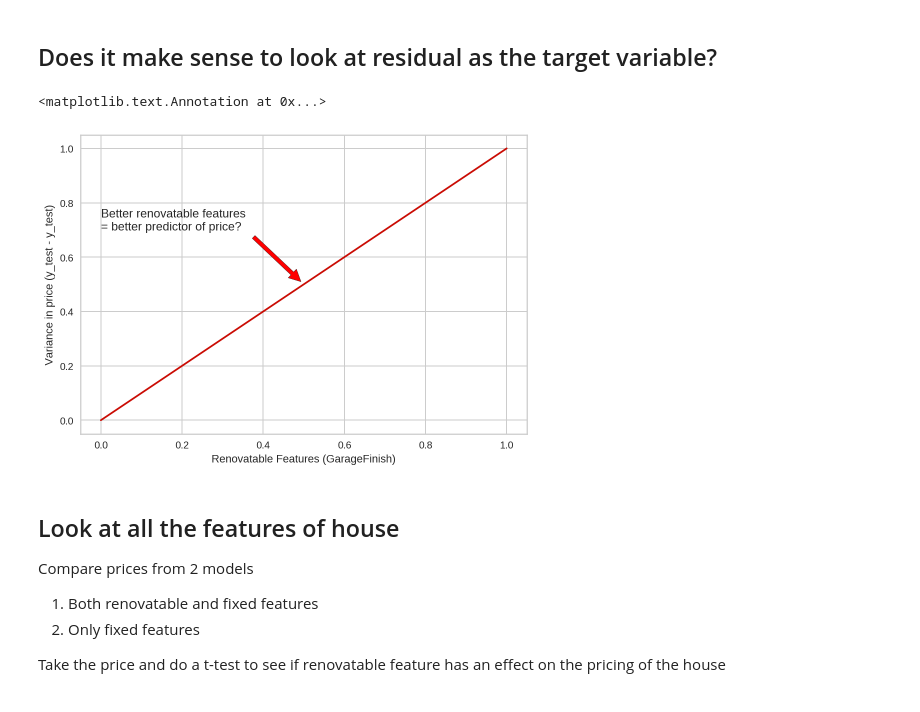
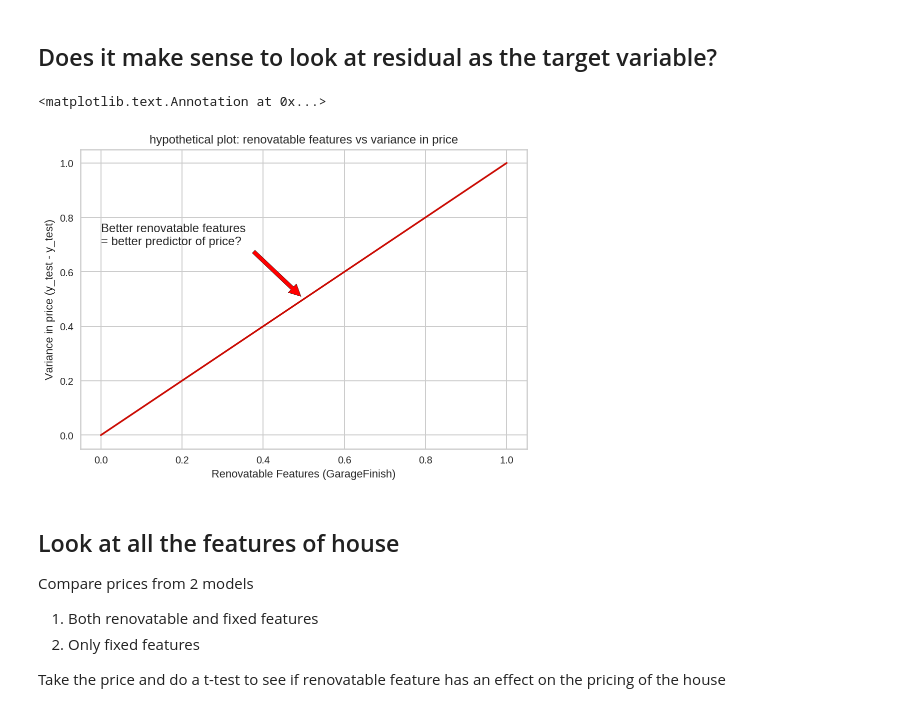
Before and after one commit to onesixzerotwo/onesixzerotwo.github.io, a Jupyter notebook: Project 3.ipynb, the cells around one changed output. Saved outputs shown, nothing was run; the diff lists cells and outputs as text; code cells hidden in the pictures.

```diff
--- a/Project 3.ipynb
+++ b/Project 3.ipynb
@@ -728,14 +757,15 @@ visualizer.poof()
 ## Does it make sense to look at residual as the target variable?
 # %%
 #plt.xkcd()
+plt.title('hypothetical plot: renovatable features vs variance in price')
 plt.plot([0, 1], [0, 1], 'r-')
 plt.ylabel('Variance in price (y_test - y_test)')
 plt.xlabel('Renovatable Features (GarageFinish)')
 plt.annotate('Better renovatable features \n= better predictor of price?' , xy = (0.5, 0.5), xytext = (0, 0.7), \
             arrowprops=dict(facecolor='red', shrink=0.05))
 # %% [output]
 <matplotlib.text.Annotation at 0x...>
-[figure, old version]
+[figure, new version]
 # %% [markdown]
 ## Look at all the features of house
 
```
Also changed, not shown: parts of 22 cells of this notebook.
